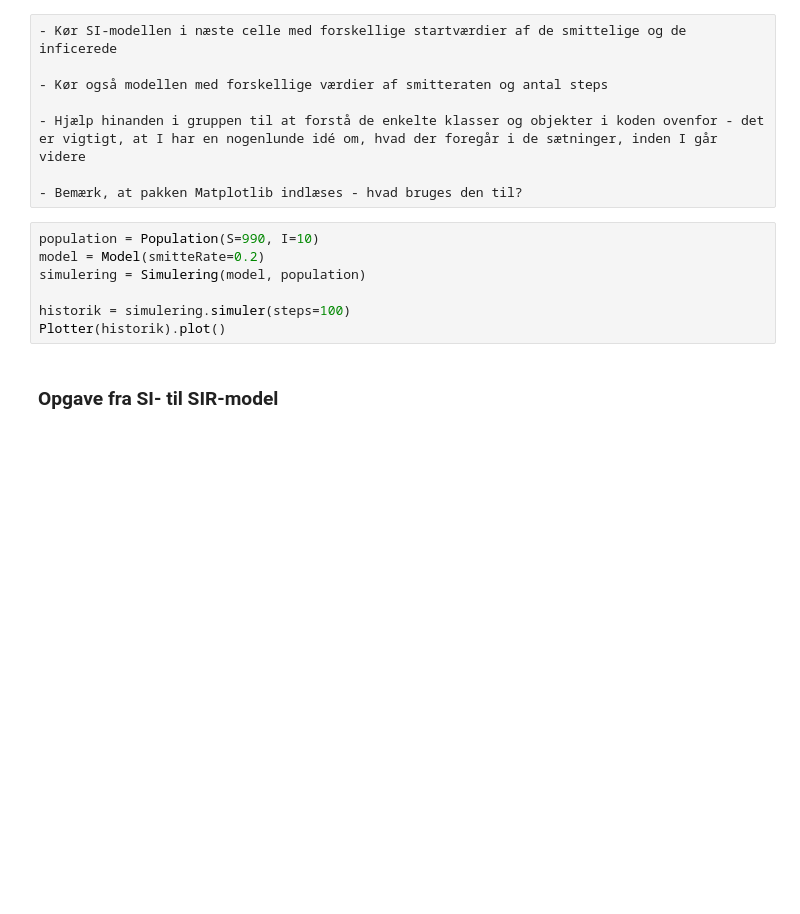
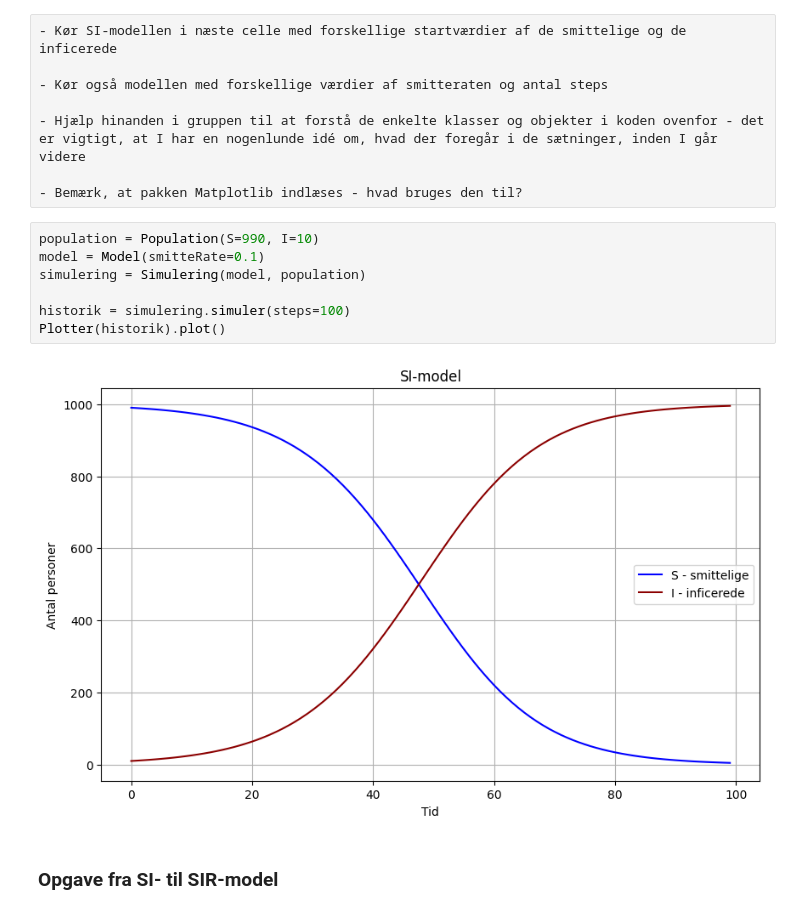
Before and after one commit to chapper2/Objekt-Orienteret-Programmering, a Jupyter notebook: Ekstra opgaver/Fra SI til SIR makro.ipynb, the cells around one changed output. Saved outputs shown, nothing was run; the diff lists cells and outputs as text; blank space fills up the shorter version.

```diff
--- a/Ekstra opgaver/Fra SI til SIR makro.ipynb
+++ b/Ekstra opgaver/Fra SI til SIR makro.ipynb
@@ -78,11 +78,13 @@ class Plotter:
 - Bemærk, at pakken Matplotlib indlæses - hvad bruges den til?
 # %%
 population = Population(S=990, I=10)
-model = Model(smitteRate=0.2)
+model = Model(smitteRate=0.1)
 simulering = Simulering(model, population)
 
 historik = simulering.simuler(steps=100)
 Plotter(historik).plot()
+# %% [output]
+[figure, added]
 # %% [markdown]
 ### Opgave fra SI- til SIR-model
 # %% [raw]
```
Also changed, not shown: parts of 2 cells of this notebook.
